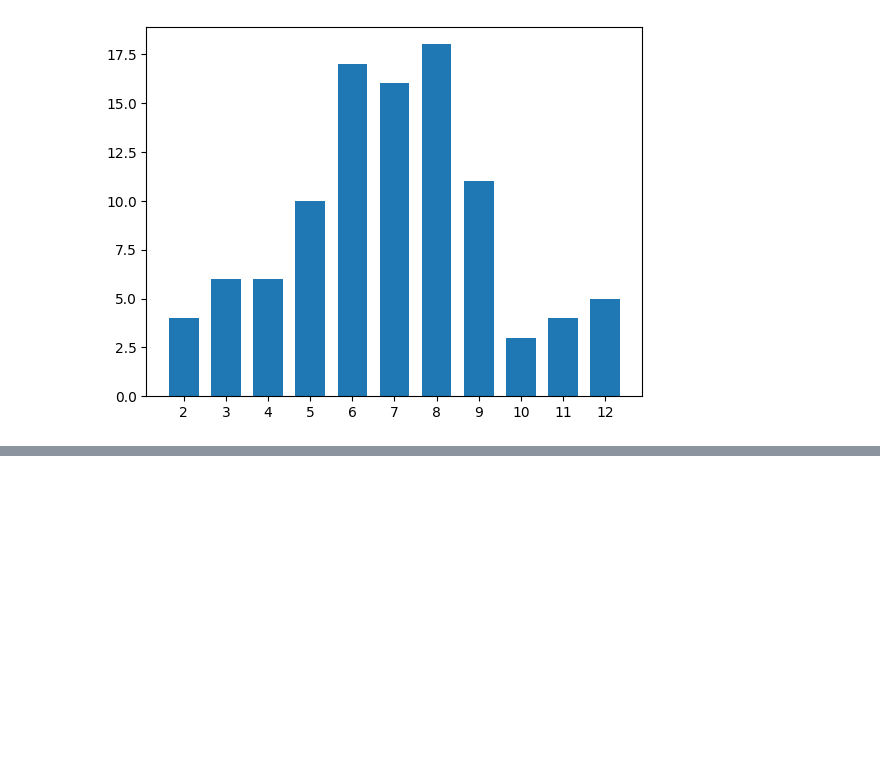
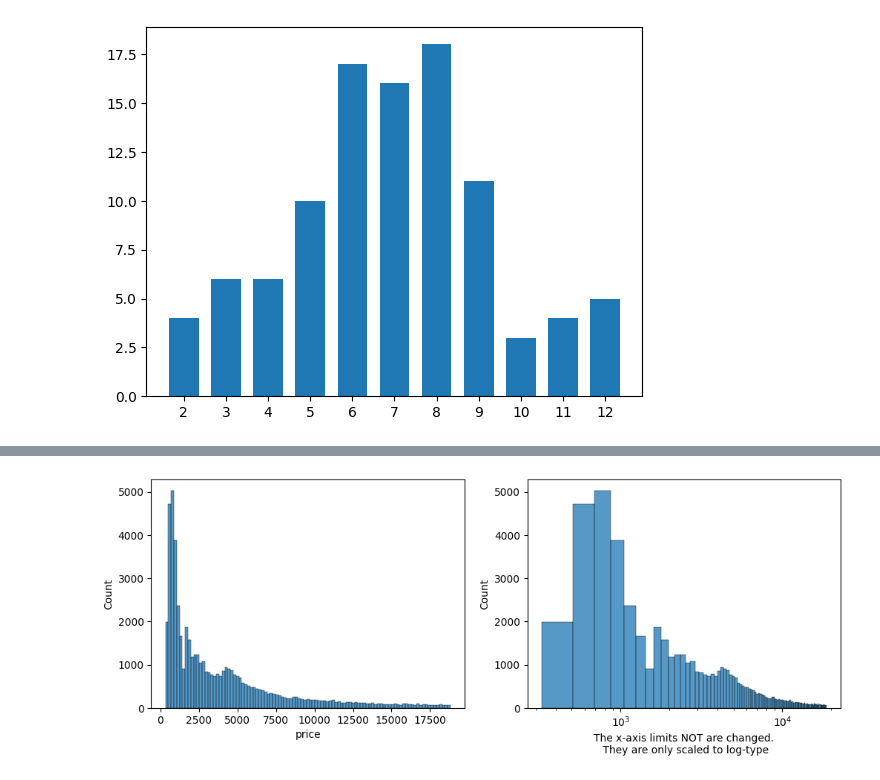
Before and after one commit to sondosaabed/Data-Visualization-with-Matplotlib-and-Seaborn, a Jupyter notebook: L3-Univariate-Exploration-in-Data-Analysis/L3-Univariate-Exploration-of-Data.ipynb, the cells around one changed output, grey strips where cells are left out. Drawn from its saved outputs; the diff is of its cells as text; code cells hidden in the pictures; blank space fills up the shorter version.

Commit message:
L3: Performing alternative scales and transformation

```diff
--- a/L3-Univariate-Exploration-in-Data-Analysis/L3-Univariate-Exploration-of-Data.ipynb
+++ b/L3-Univariate-Exploration-in-Data-Analysis/L3-Univariate-Exploration-of-Data.ipynb
@@ -430,0 +454,11 @@ plt.xticks(np.arange(2, 12+1, 1));
+# %%
+fig, (ax1, ax2) = plt.subplots(1, 2, figsize=(12, 4))
+## ON LEFT: FULL DATA NO SCALING
+sns.histplot(data=df, x='price', bins=101, ax=ax1)
+
+## ON RIGHT: FULL DATA WITH LOG SCALING
+sns.histplot(data=df, x='price', bins=101, ax=ax2)
+ax2.set_xscale('log')
+ax2.set_xlabel('The x-axis limits NOT are changed.\n They are only scaled to log-type');
+# %% [output]
+[figure, added]
```
Also changed, not shown: parts of 14 cells of this notebook.
